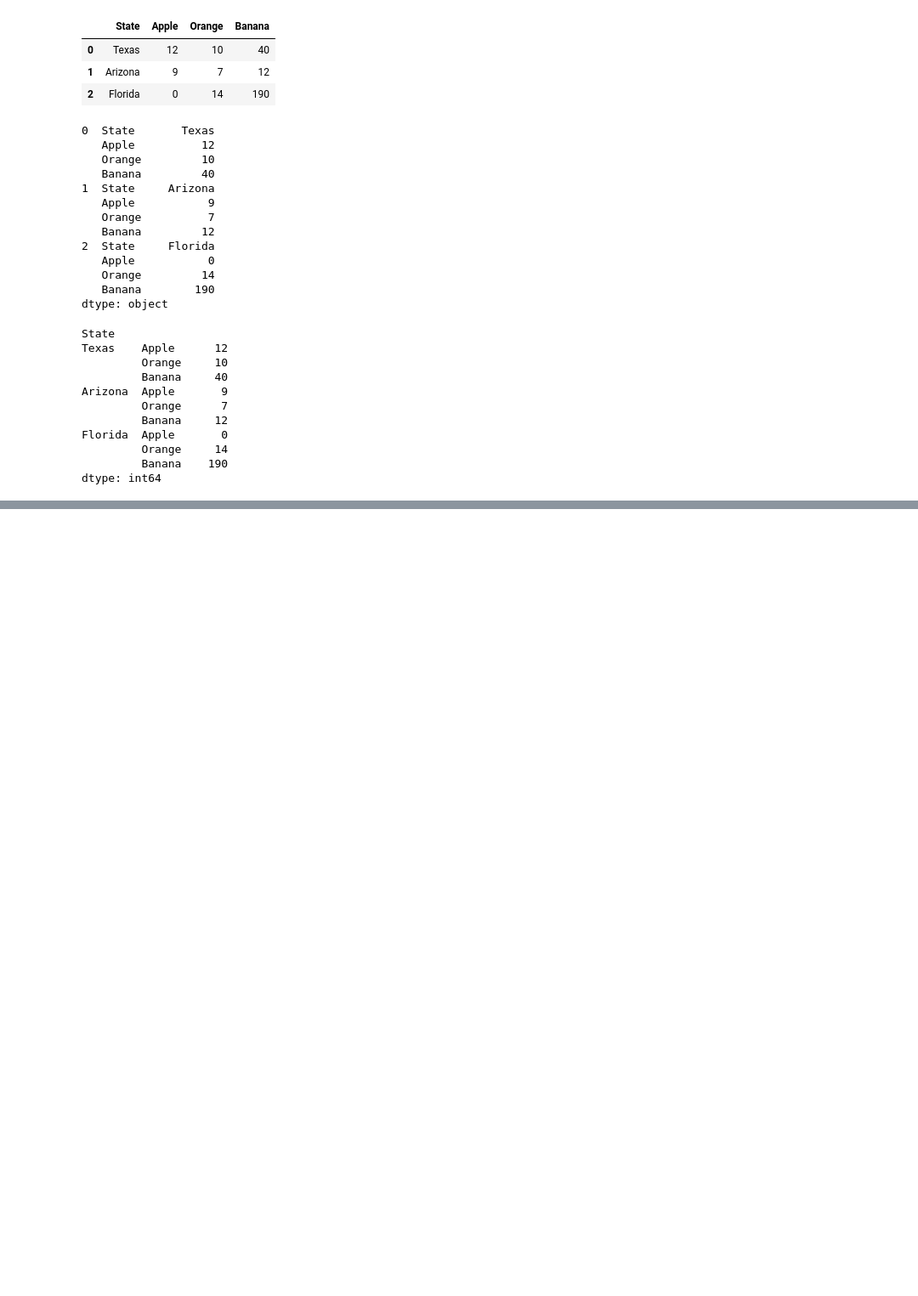
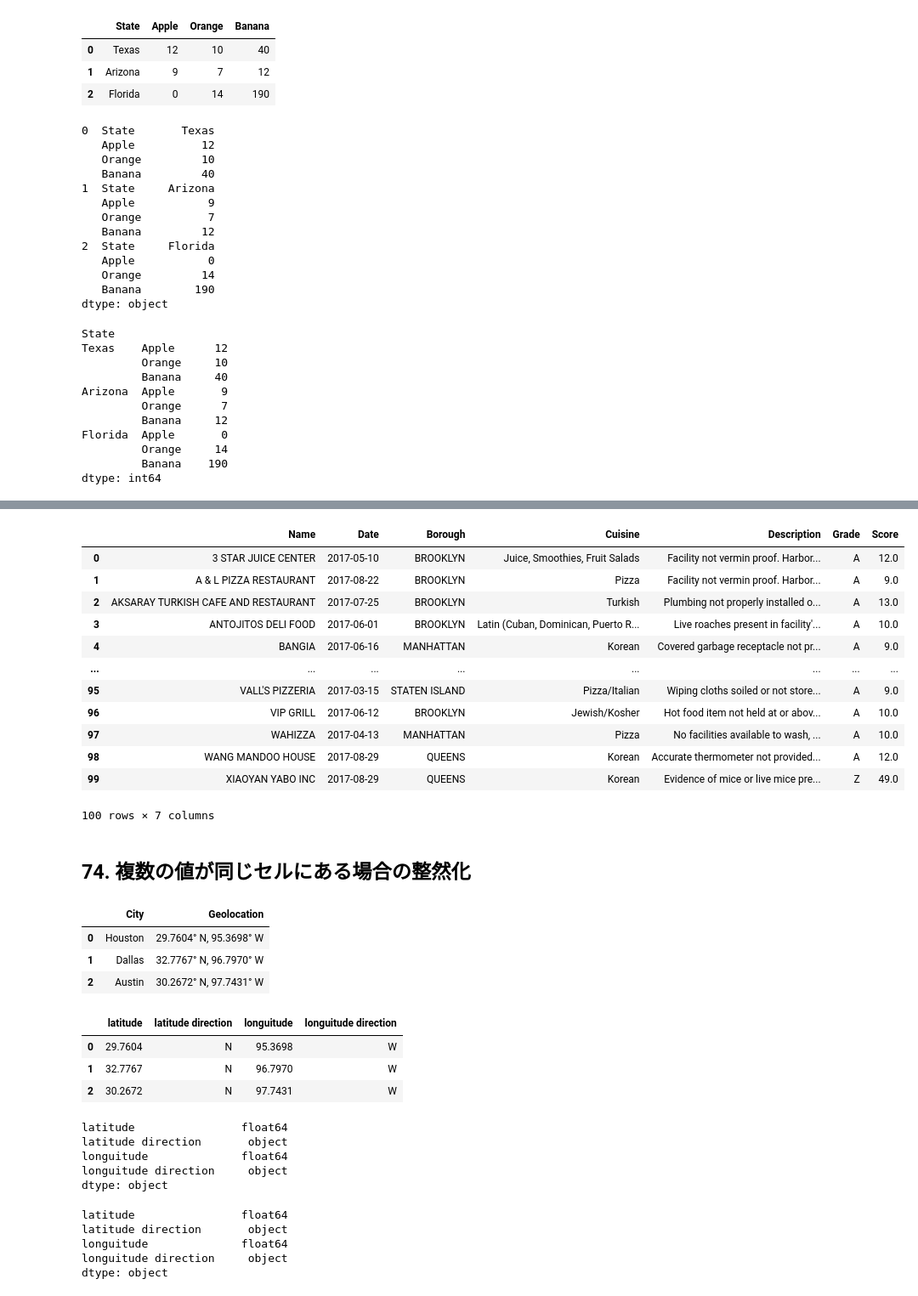
Before and after one commit to okmokm422/TIL, a Jupyter notebook: 1. Python/3. Pandas-cookbook/Chapter8.ipynb, the cells around one changed output, grey strips where cells are left out. Shown: that part at 85% size. Cells and saved outputs as stored; diff of their text form; code cells hidden in the pictures; blank space fills up the shorter version.

```diff
--- a/1. Python/3. Pandas-cookbook/Chapter8.ipynb
+++ b/1. Python/3. Pandas-cookbook/Chapter8.ipynb
@@ -130,0 +911,3 @@ dtype: int64
+# %%
+# 3) 3つの列をインデックスにする
+inspections.set_index(["Name", "Date", "Info"]).head(10)
@@ -130,0 +927,5 @@ dtype: int64
+# %%
+# 4) unstackメソッドでInfo列の5つの値をカラムにする
+inspections.set_index(["Name", "Date", "Info"])\
+            .unstack("Info")\
+            .head()
@@ -130,0 +941,3 @@ dtype: int64
+# %%
+col_check_df = inspections.set_index(["Name", "Date", "Info"]).unstack("Info")
+col_check_df.columns
@@ -130,0 +951,6 @@ dtype: int64
+# %%
+# 5)
+insp_tidy = inspections.set_index(["Name", "Date", "Info"])\
+                        .unstack("Info")\
+                        .reset_index(col_level=-1)
+insp_tidy.head()
@@ -130,0 +976,62 @@ dtype: int64
+# %%
+# 7)
+inspections.set_index(["Name", "Date", "Info"])\
+            .squeeze()\
+            .unstack("Info")\
+            .reset_index()\
+            .rename_axis(None, axis="columns")
+# %% [output]
+|  | Name | Date | Borough | Cuisine | Description | Grade | Score |
+| 0 | 3 STAR JUICE CENTER | 2017-05-10 | BROOKLYN | Juice, Smoothies, Fruit Salads | Facility not vermin proof. Harbor... | A | 12.0 |
+| 1 | A & L PIZZA RESTAURANT | 2017-08-22 | BROOKLYN | Pizza | Facility not vermin proof. Harbor... | A | 9.0 |
+| 2 | AKSARAY TURKISH CAFE AND RESTAURANT | 2017-07-25 | BROOKLYN | Turkish | Plumbing not properly installed o... | A | 13.0 |
+| 3 | ANTOJITOS DELI FOOD | 2017-06-01 | BROOKLYN | Latin (Cuban, Dominican, Puerto R... | Live roaches present in facility'... | A | 10.0 |
+| 4 | BANGIA | 2017-06-16 | MANHATTAN | Korean | Covered garbage receptacle not pr... | A | 9.0 |
+| ... | ... | ... | ... | ... | ... | ... | ... |
+| 95 | VALL'S PIZZERIA | 2017-03-15 | STATEN ISLAND | Pizza/Italian | Wiping cloths soiled or not store... | A | 9.0 |
+| 96 | VIP GRILL | 2017-06-12 | BROOKLYN | Jewish/Kosher | Hot food item not held at or abov... | A | 10.0 |
+| 97 | WAHIZZA | 2017-04-13 | MANHATTAN | Pizza | No facilities available to wash, ... | A | 10.0 |
+| 98 | WANG MANDOO HOUSE | 2017-08-29 | QUEENS | Korean | Accurate thermometer not provided... | A | 12.0 |
+| 99 | XIAOYAN YABO INC | 2017-08-29 | QUEENS | Korean | Evidence of mice or live mice pre... | Z | 49.0 |
+100 rows × 7 columns
+# %% [markdown]
+## 74. 複数の値が同じセルにある場合の整然化
+# %%
+# 1)
+cities = pd.read_csv("Pandas-Cookbook-master/data/texas_cities.csv")
+cities
+# %% [output]
+|  | City | Geolocation |
+| 0 | Houston | 29.7604° N, 95.3698° W |
+| 1 | Dallas | 32.7767° N, 96.7970° W |
+| 2 | Austin | 30.2672° N, 97.7431° W |
+# %%
+# 2) 「. 」任意の文字と空白で分割
+geolocations = cities.Geolocation.str.split(pat=". ", expand=True)
+geolocations.columns = ["latitude", "latitude direction", "longuitude", "longuitude direction"]
+geolocations
+# %% [output]
+|  | latitude | latitude direction | longuitude | longuitude direction |
+| 0 | 29.7604 | N | 95.3698 | W |
+| 1 | 32.7767 | N | 96.7970 | W |
+| 2 | 30.2672 | N | 97.7431 | W |
+# %%
+# 3) データ型の変換
+geolocations = geolocations.astype({"latitude":float, "longuitude":float})
+geolocations.dtypes
+# %% [output]
+latitude                float64
+latitude direction       object
+longuitude              float64
+longuitude direction     object
+dtype: object
+# %%
+# データ型の変形　別の書き方
+test_df = geolocations.apply(pd.to_numeric, errors="ignore")
+test_df.dtypes
+# %% [output]
+latitude                float64
+latitude direction       object
+longuitude              float64
+longuitude direction     object
+dtype: object
```
Also changed, not shown: parts of 85 cells of this notebook, 46 other files.
